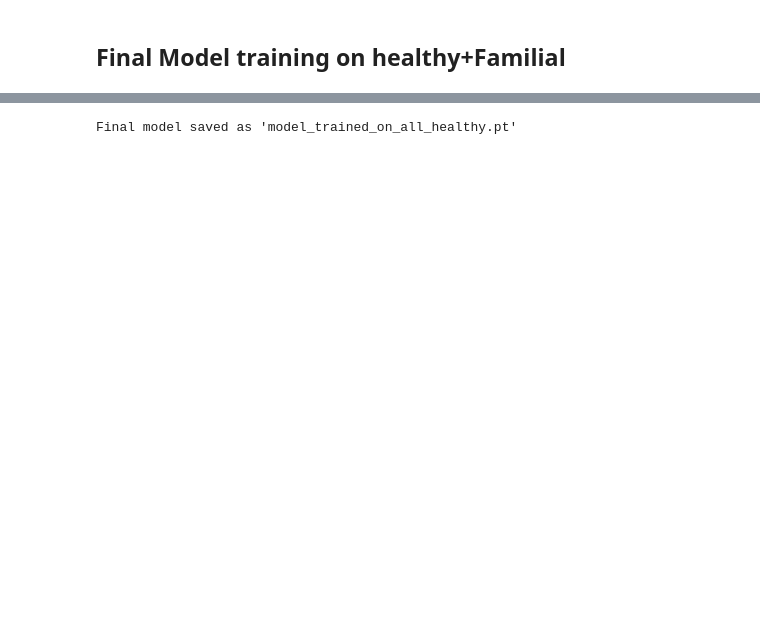
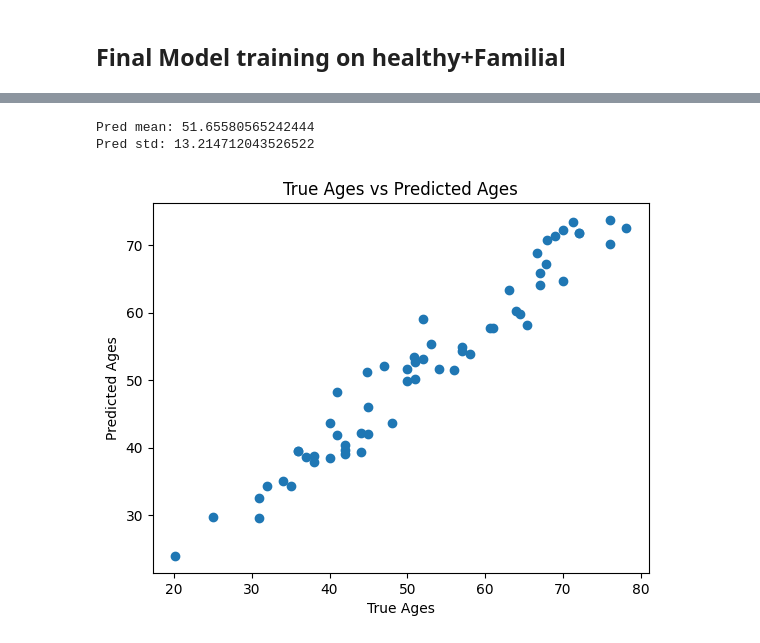
Before and after one commit to wowgudabudaa/Age_prediction_using_columns_analysis, a Jupyter notebook: NEW COLUMNS GNC/MD+QSM/1_columns_healthy_md_thickness_QSM.ipynb, the cells around one changed output, grey strips where cells are left out. Saved outputs shown, nothing was run; the diff lists cells and outputs as text; code cells hidden in the pictures; blank space fills up the shorter version.

```diff
--- a/NEW COLUMNS GNC/MD+QSM/1_columns_healthy_md_thickness_QSM.ipynb
+++ b/NEW COLUMNS GNC/MD+QSM/1_columns_healthy_md_thickness_QSM.ipynb
@@ -1007,9 +1146,66 @@ Epoch 100 | Loss: 4.5968
-# %%
-# === Save final model ===
-torch.save(final_model.state_dict(), "column_md_model_trained_on_all_healthy.pt")
-print("\nFinal model saved as 'model_trained_on_all_healthy.pt'")
-# %% [output]
-Final model saved as 'model_trained_on_all_healthy.pt'
+# %%
+from torch_geometric.loader import DataLoader
+import pandas as pd
+import numpy as np
+import torch
+
+# === Load the trained model on all healthy+familial subjects ===
+model = BrainAgeGNN(input_dim=21, thickness_dim=68).to(device)
+import os
+#state = torch.load("E:\\test\\column_md_model_trained_on_all_healthy.pt")
+#print(model.load_state_dict(state, strict=True))  # check for missing/unexpected keys
+model = final_model.eval()
+
+# === Prepare storage for results ===
+all_preds = []        # Predicted ages
+all_ids = []          # Subject IDs
+all_true_ages = []    # Ground-truth chronological ages
+
+all_graph_loader = DataLoader(aligned_graph_list, batch_size=1, shuffle=False, collate_fn=collate_fn_aligend)
+
+
+# === Perform inference ===
+with torch.no_grad():  # Disable gradient computation for efficiency
+    for data_md, data_qsm, data_thickness in all_graph_loader:
+        #print(data_md.x.shape, data_md.batch.shape)  # sanity check
+        data_md = data_md.to(device)  # Move data to GPU or CPU
+        data_qsm = data_qsm.to(device)
+        data_thickness = data_thickness.to(device)  # Move thickness to device
+        output = model(data_md, data_qsm, data_thickness).view(-1)  # Predict age for each graph in the batch
+        all_preds.extend(output.cpu().tolist())        # Store predictions
+        all_true_ages.extend(data_md.y.cpu().tolist())    # Store true ages
+        all_ids.extend(data_md.subject_id)                # Store subject IDs
+        #print("Thickness shape:", data_thickness.shape)  # should be [batch_size, 68]
+        #print("Sample thickness[0]:", data_thickness[0][:5])
+
+
+# === Organize results into a DataFrame ===
+df_results = pd.DataFrame({
+    "subject_id": all_ids,
+    "age": all_true_ages,
+    "predicted_age": all_preds
+})
+
+df_results["BAG"] = df_results["predicted_age"] - df_results["age"]
+
+# === Save results to CSV file ===
+print("Pred mean:", np.mean(all_preds))
+print("Pred std:", np.std(all_preds))
+# Sanity check: inspect structure of first batch
+# %% [output]
+Pred mean: 51.65580565242444
+Pred std: 13.214712043526522
+# %%
+# Plot the preds vs true ages
+import matplotlib.pyplot as plt
+
+plt.scatter(all_true_ages, all_preds)
+plt.xlabel('True Ages')
+plt.ylabel('Predicted Ages')
+plt.title('True Ages vs Predicted Ages')
+plt.show()
+# %% [output]
+[figure, added]
 # %%
 # === Notes ===
 
```
Also changed, not shown: parts of 12 cells of this notebook, 3 other files.
